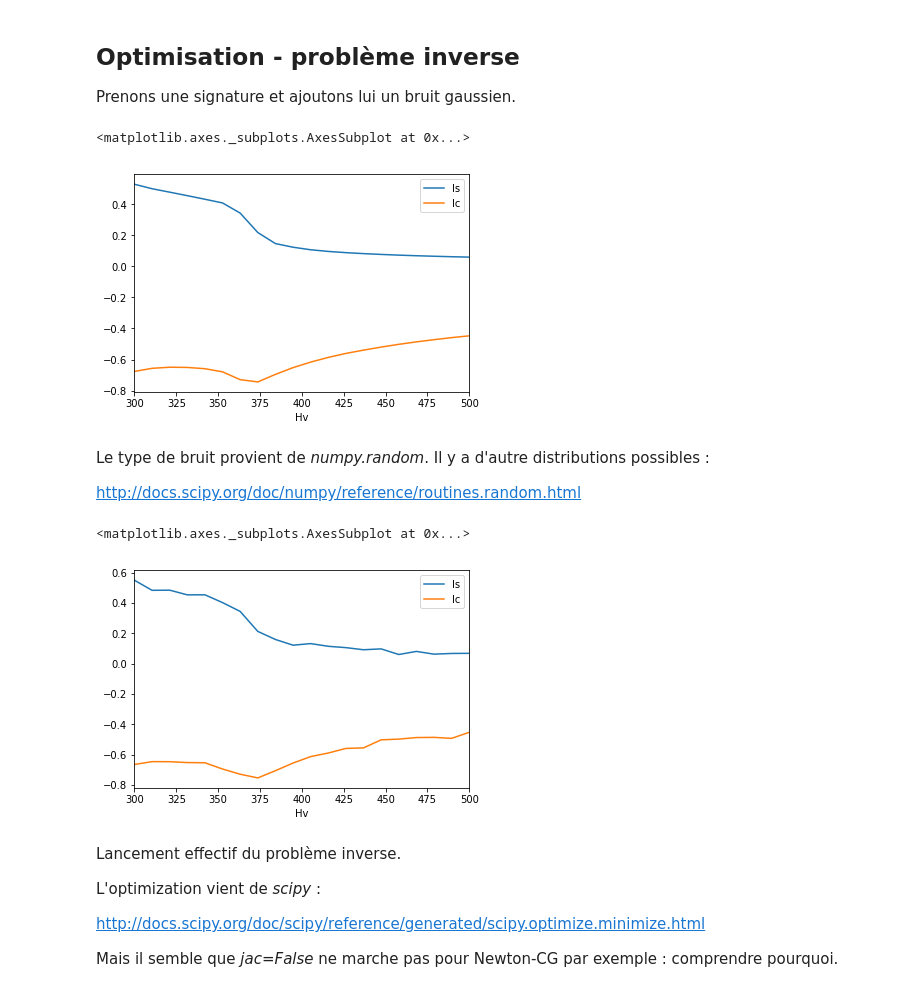
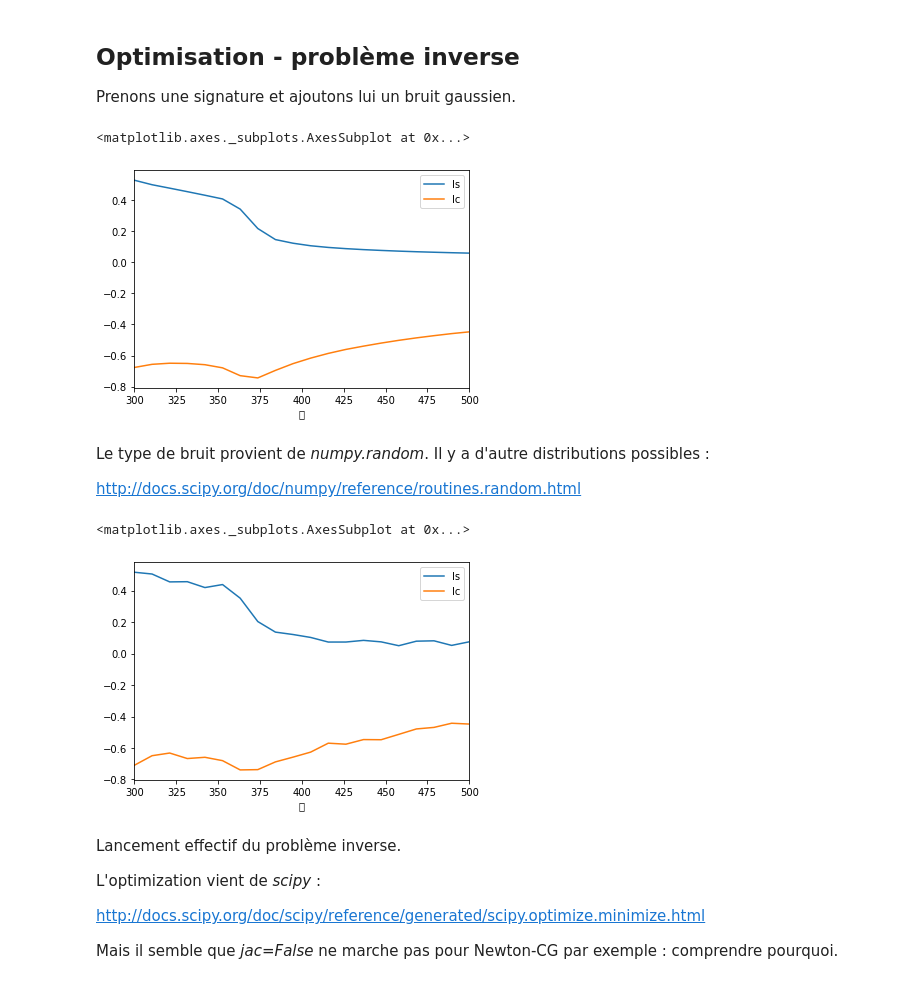
Before and after one commit to sebsou/lmet, a Jupyter notebook: exemples_fr/Exemple - gratingMMFE1D.ipynb, the cells around one changed output. Drawn from its saved outputs; the diff is of its cells as text; code cells hidden in the pictures.

```diff
--- a/exemples_fr/Exemple - gratingMMFE1D.ipynb
+++ b/exemples_fr/Exemple - gratingMMFE1D.ipynb
@@ -43,7 +43,7 @@ initsquare(d, cd, h, si, res, air)
 """
 
 context = {"M" : 10,
-           "Hv" : linspace(300, 500.0, 20),
+           "𝜆" : linspace(300, 500.0, 20),
            "angle" : np.array([radians(70)])}
 # %% [markdown]
 ### Création de l'objet $grating$ et lancement du calcul
@@ -85,10 +85,10 @@ Prenons une signature et ajoutons lui un bruit gaussien.
 sig = s
 sig.isic
 sig.data.head(5)
-sig.data.plot(x='Hv', y=['Is', 'Ic'])
+sig.data.plot(x='𝜆', y=['Is', 'Ic'])
 # %% [output]
 <matplotlib.axes._subplots.AxesSubplot at 0x...>
-[figure, old version]
+[figure, new version]
 # %% [markdown]
 Le type de bruit provient de *numpy.random*. Il y a d'autre distributions possibles :
 
@@ -96,12 +96,12 @@ http://docs.scipy.org/doc/numpy/reference/routines.random.html
 # %%
 ec = 0.01
 sig.data.Is = sig.data.Is + np.random.normal(0, ec, len(sig.data))
 sig.data.Ic = sig.data.Ic + np.random.normal(0, ec, len(sig.data))
 
-sig.data.plot(x='Hv', y=['Is', 'Ic'])
+sig.data.plot(x='𝜆', y=['Is', 'Ic'])
 # %% [output]
 <matplotlib.axes._subplots.AxesSubplot at 0x...>
-[figure, old version]
+[figure, new version]
 # %% [markdown]
 Lancement effectif du problème inverse.
 
```
Also changed, not shown: parts of 1 cell of this notebook, 9 other files.
